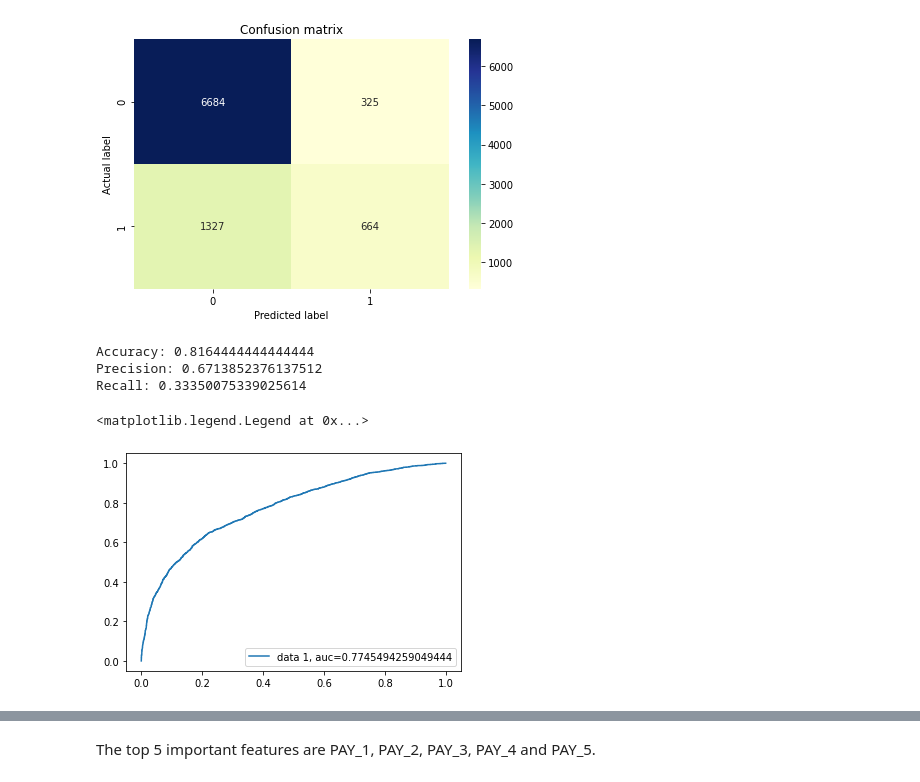
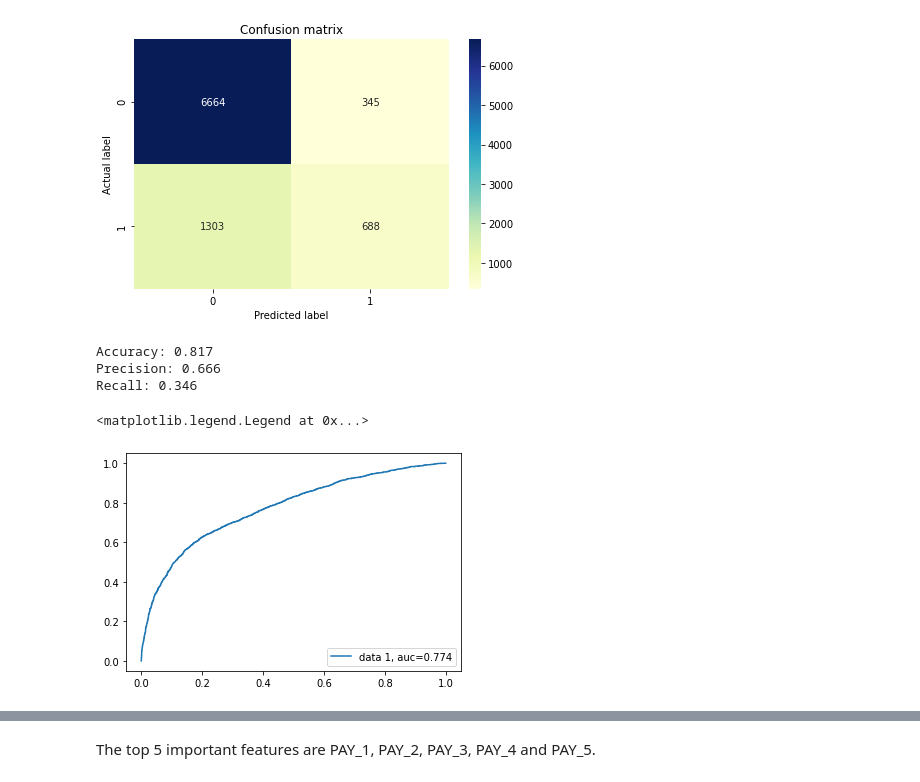
Before and after one commit to Lina-statistics/Capstone_project_Spring_Board, a Jupyter notebook: credit_card_default/modeling.ipynb, the cells around one changed output, grey strips where cells are left out. Drawn from its saved outputs; the diff is of its cells as text; code cells hidden in the pictures.

```diff
--- a/credit_card_default/modeling.ipynb
+++ b/credit_card_default/modeling.ipynb
@@ -146,7 +111,7 @@ Index(['LIMIT', 'AGE', 'PAY_1', 'PAY_2', 'PAY_3', 'PAY_4', 'PAY_5', 'PAY_6',
 # %%
 from sklearn.feature_selection import SelectFromModel
 sfm=SelectFromModel(best_C_logreg, threshold=-np.inf, max_features=5)
-sfm.fit(X_train_scaled, y_train)
+sfm.fit(X_train_s, y_train)
 feature_idx=sfm.get_support()
 feature_name=X.columns[feature_idx]
 feature_name
@@ -187,0 +124,9 @@ tree_optimization('entropy', 5)
+# %%
+from sklearn.tree import export_graphviz
+import graphviz
+param_grid = {'criterion': ['gini', 'entropy'], 'max_depth':[2,4,6,8,10,12]}
+tree_cv = RandomizedSearchCV(DecisionTreeClassifier(), param_grid , cv=5, random_state=42)
+tree_cv.fit(X_train_s,y_train)
+end=time.time()
+print("BEST PARAMS", tree_cv.best_params_)
+print(f"Runtime of the program is {end - start}")
@@ -188,10 +136,8 @@ tree_optimization('entropy', 5)
 # %%
-#These models gave us similar results. We will use gini with max_depth=3 to check our decision tree model.
-model = DecisionTreeClassifier(criterion='gini', max_depth = 3, random_state = 42)
-model.fit(X_train_scaled, y_train)
-y_pred=model.predict(X_test_scaled)
-y_pred_proba = model.predict_proba(X_test_scaled)[::,1]
-cnf_matrix = metrics.confusion_matrix(y_test, y_pred)
+# use the best parameter value, 'max_depth': 4, 'criterion': 'gini', to develop tree model
+best_tree=tree_cv.best_estimator_
+y_pred=best_tree.predict(X_test_s)
+cnf_matrix = confusion_matrix(y_test, y_pred)
 sns.heatmap(pd.DataFrame(cnf_matrix), annot=True, cmap="YlGnBu" ,fmt='g')
 plt.tight_layout()
 plt.title('Confusion matrix')
@@ -243,14 +189,13 @@ We will optimize the following hyperparameters in the random forest model:
 * n_estimators = number of trees in the random forest model
 * max_depth = max_depth in each decision tree
 # %%
-from sklearn.ensemble import RandomForestClassifier
 n_estimators=[int(x) for x in np.linspace(start = 50, stop = 500, num = 10)]
 max_depths=[int(x) for x in np.linspace(1, 10, num = 10)]
 param_grid = {'n_estimators': n_estimators, 'max_depth':max_depths}
 start=time.time()
 rf = RandomForestClassifier()
 rf_random = RandomizedSearchCV(estimator = rf, param_distributions=param_grid, cv = 5, verbose=2, random_state=42, n_jobs = -1)
-rf_random.fit(X_train_scaled, y_train)
+rf_random.fit(X_train_s, y_train)
 end=time.time()
 print("BEST PARAMS", rf_random.best_params_)
 print(f"Runtime of the program is {end - start}")
@@ -274,22 +219,22 @@ plt.xlabel('Predicted label')
 Text(0.5, 15.0, 'Predicted label')
 [figure]
 # %%
-print("Accuracy:",metrics.accuracy_score(y_test, y_pred))
-print("Precision:",metrics.precision_score(y_test, y_pred))
-print("Recall:",metrics.recall_score(y_test, y_pred))
+print("Accuracy:",accuracy_score(y_test, y_pred).round(3))
+print("Precision:",precision_score(y_test, y_pred).round(3))
+print("Recall:",recall_score(y_test, y_pred).round(3))
 # %% [output]
-Accuracy: 0.8164444444444444
-Precision: 0.6713852376137512
-Recall: 0.33350075339025614
+Accuracy: 0.817
+Precision: 0.666
+Recall: 0.346
 # %%
-y_pred_proba = best_rf.predict_proba(X_test_scaled)[::,1]
-fpr, tpr, _ = metrics.roc_curve(y_test,  y_pred_proba)
-auc = metrics.roc_auc_score(y_test, y_pred_proba)
+y_pred_proba = best_rf.predict_proba(X_test_s)[::,1]
+fpr, tpr, _ = roc_curve(y_test,  y_pred_proba)
+auc = roc_auc_score(y_test, y_pred_proba).round(3)
 plt.plot(fpr,tpr,label="data 1, auc="+str(auc))
 plt.legend(loc=4)
 # %% [output]
 <matplotlib.legend.Legend at 0x...>
-[figure, old version]
+[figure, new version]
 # %%
 fea_importance=dict(zip(X.columns, np.round(best_rf.feature_importances_, 2)))
 sort_fea_importance={}
```
Also changed, not shown: parts of 62 cells of this notebook.
